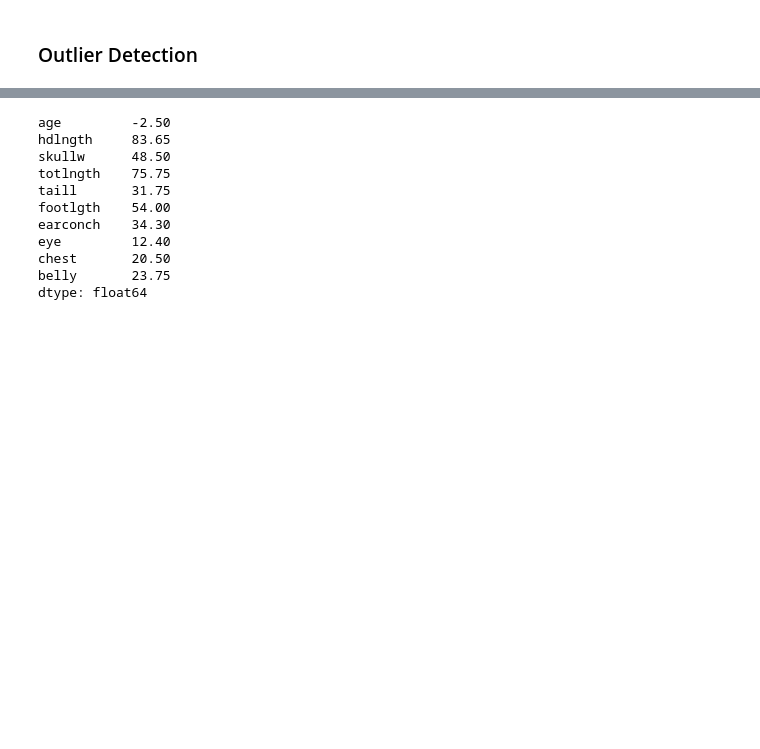
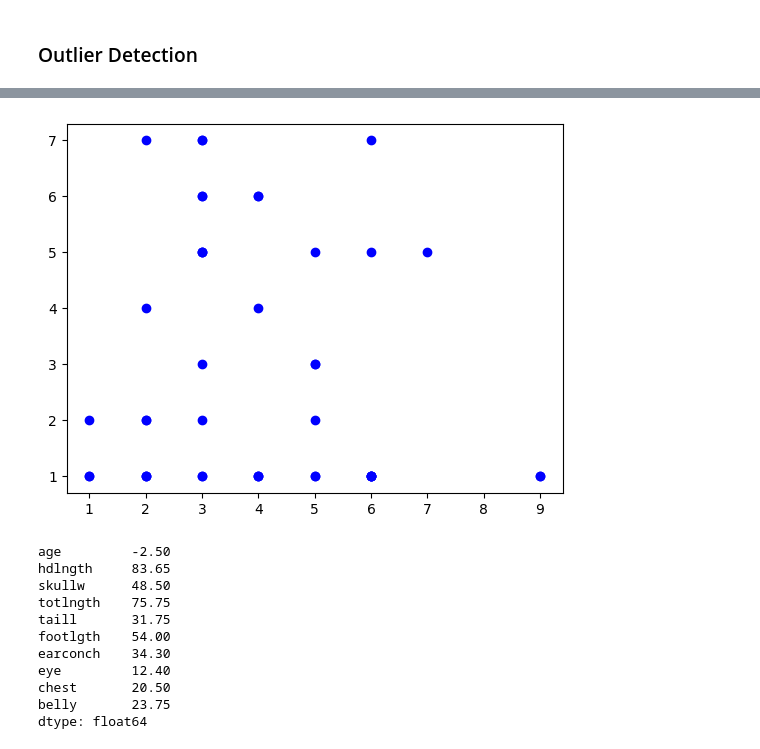
Before and after one commit to KudoroEsther/Files-Data_Analysis-, a Jupyter notebook: Statistics/Task_18_Statistics.ipynb, the cells around one changed output, grey strips where cells are left out. Cells and saved outputs as stored; diff of their text form; code cells hidden in the pictures; blank space fills up the shorter version.

```diff
--- a/Statistics/Task_18_Statistics.ipynb
+++ b/Statistics/Task_18_Statistics.ipynb
@@ -459,3 +465,7 @@ The data seems closely spaced
+# %%
+ax2 = plt.scatter(x = locked_female_possum["age"], y = female_possum["site"], c = 'Blue' )
+# %% [output]
+[figure, added]
 # %%
 lower_bound_male = Q1_male -(1.5*male_iqr)
 upper_bound_male = Q3_male + (1.5 * male_iqr)
```
Also changed, not shown: parts of 3 cells of this notebook.
